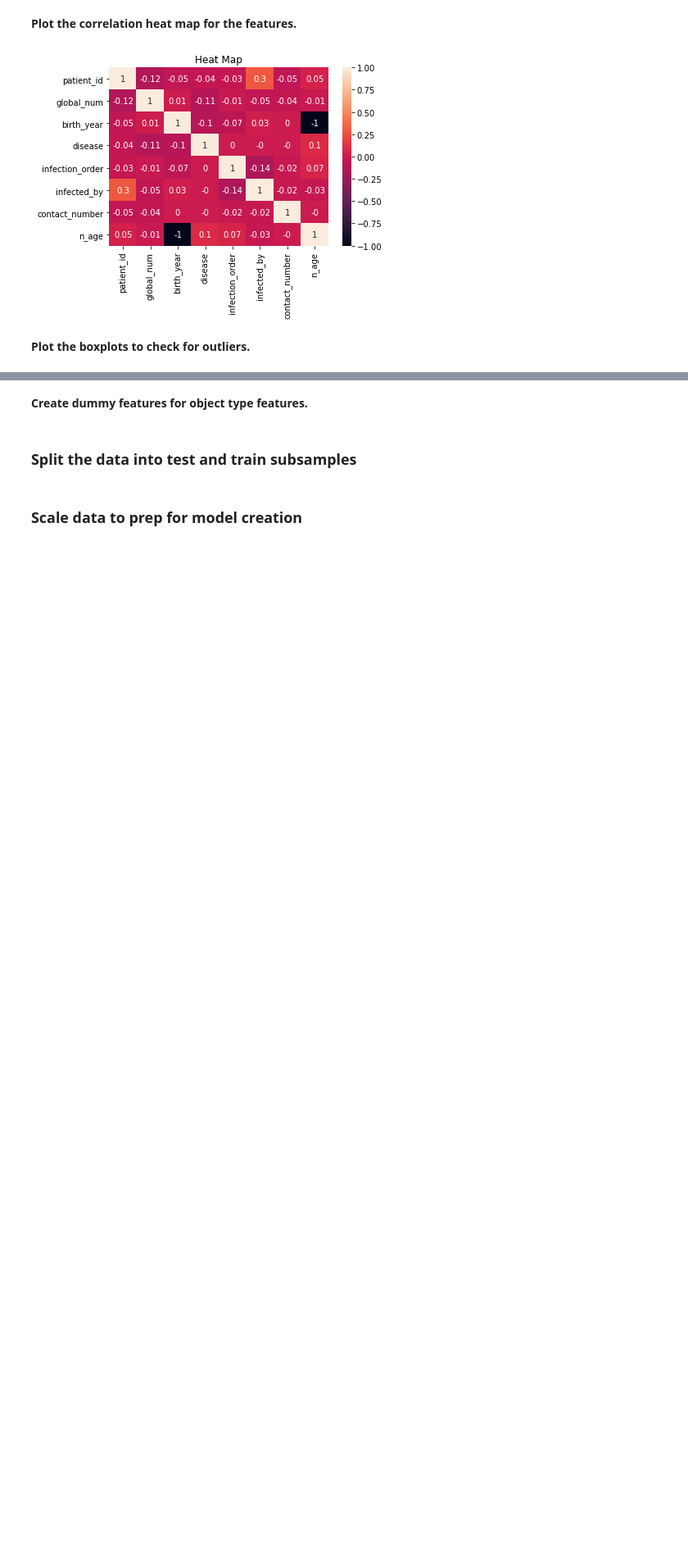
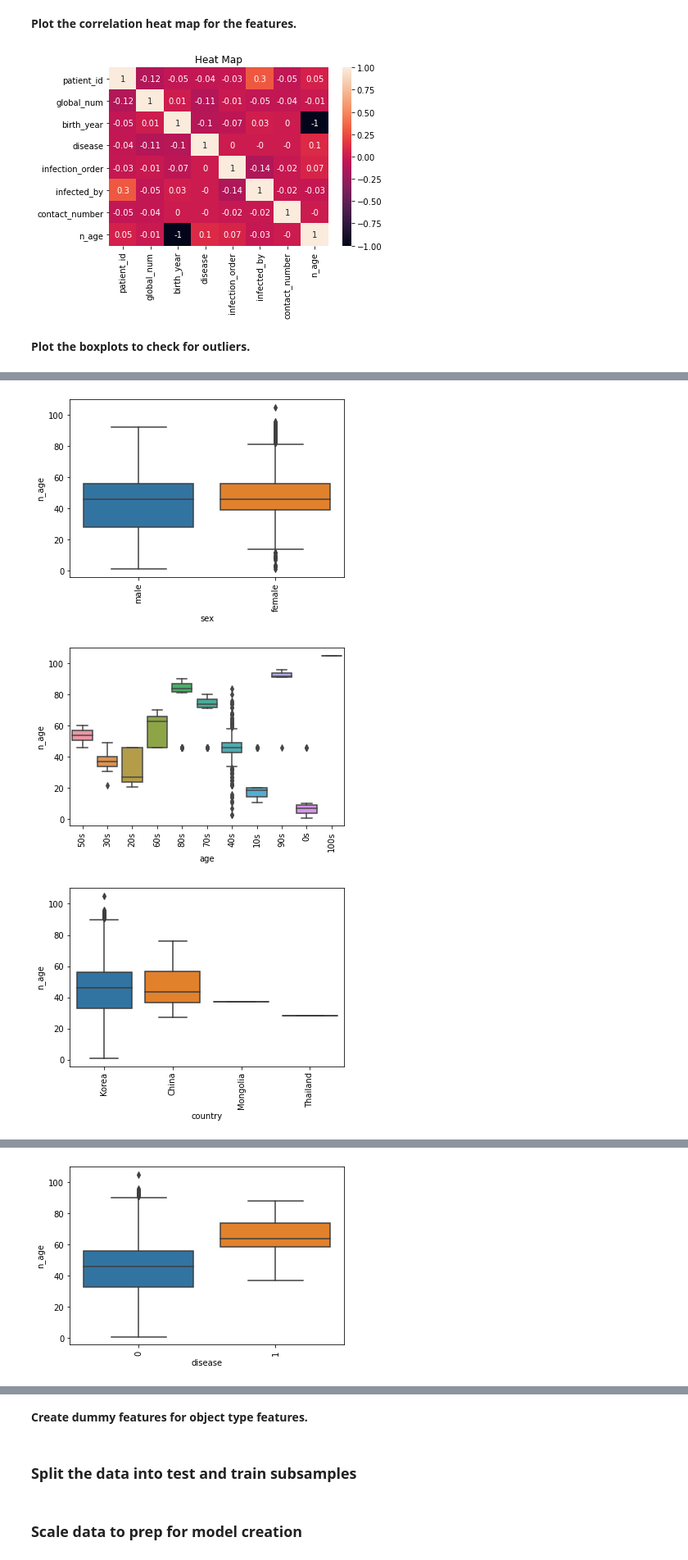
Before and after one commit to JasonCaldwellMBA/RandomForest_Covid_Case_Study, a Jupyter notebook: RandomForest_casestudy_covid19.ipynb, the cells around one changed output, grey strips where cells are left out. Shown at 82% size. Saved outputs shown, nothing was run; the diff lists cells and outputs as text; code cells hidden in the pictures; blank space fills up the shorter version.

Commit message:
Add boxplots

```diff
--- a/RandomForest_casestudy_covid19.ipynb
+++ b/RandomForest_casestudy_covid19.ipynb
@@ -399,0 +397,3 @@ ValueError: The truth value of a Series is ambiguous. Use a.empty, a.bool(), a.i
+# %%
+for col in df.columns:
+    print(col, df[col].dtypes)
@@ -399,0 +416,11 @@ ValueError: The truth value of a Series is ambiguous. Use a.empty, a.bool(), a.i
+# %%
+for col in df.columns:
+    # Excluding several features where the boxplot doesn't show useful info
+    if col != 'patient_id' and col != 'global_num' and col != 'birth_year' and col != 'city' and col != 'infected_by' and col != 'contact_number' and col != 'n_age':
+        sns.boxplot(y='n_age', x=col, data=df)
+        plt.xticks(rotation=90)
+        plt.show()
+# %% [output]
+[figure, added]
+[figure, added]
+[figure, added]
@@ -399,0 +428 @@ ValueError: The truth value of a Series is ambiguous. Use a.empty, a.bool(), a.i
+[figure, added]
```
Also changed, not shown: parts of 3 cells of this notebook.
